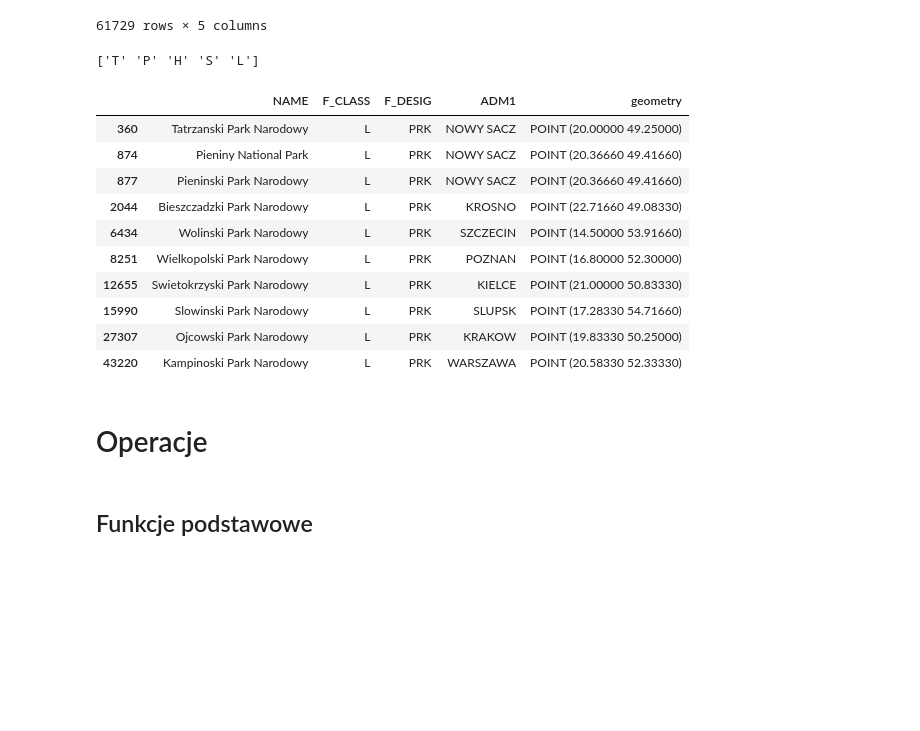
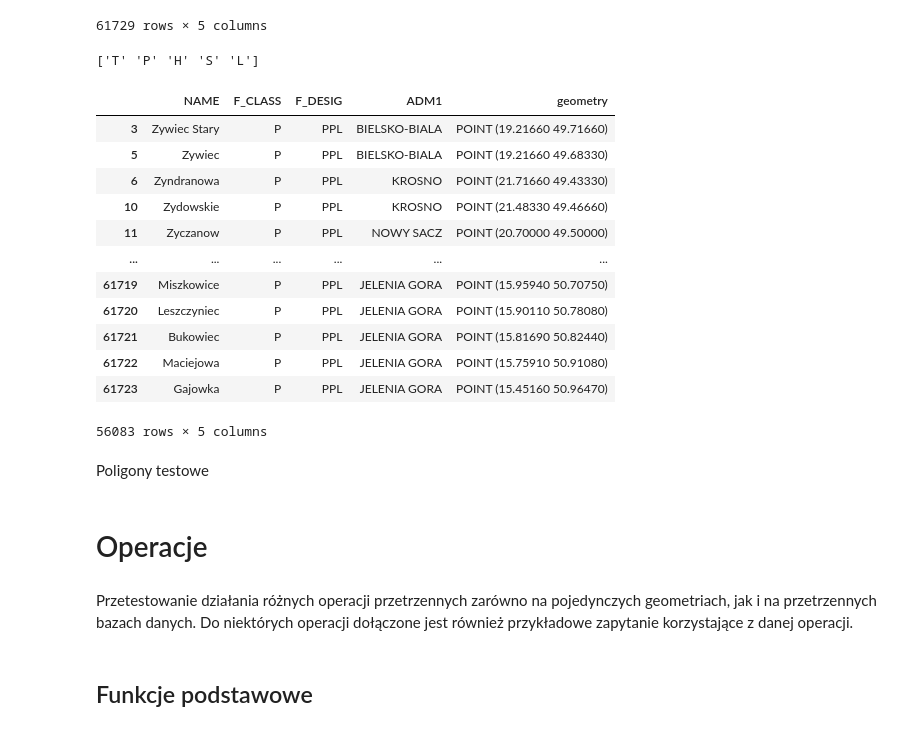
Before and after one commit to Chebawca21/spatial_operations, a Jupyter notebook: test.ipynb, the cells around one changed output. Saved outputs shown, nothing was run; the diff lists cells and outputs as text; code cells hidden in the pictures; blank space fills up the shorter version.

```diff
--- a/test.ipynb
+++ b/test.ipynb
@@ -103,20 +130,24 @@ pl_gazz
 61729 rows × 5 columns
 # %%
 print(pl_gazz['F_CLASS'].unique())
-pl_gazz[pl_gazz['F_DESIG'] == 'PRK']
+pl_gazz[pl_gazz['F_CLASS'] == 'P']
 # %% [output]
 ['T' 'P' 'H' 'S' 'L']
 |  | NAME | F_CLASS | F_DESIG | ADM1 | geometry |
-| 360 | Tatrzanski Park Narodowy | L | PRK | NOWY SACZ | POINT (20.00000 49.25000) |
-| 874 | Pieniny National Park | L | PRK | NOWY SACZ | POINT (20.36660 49.41660) |
-| 877 | Pieninski Park Narodowy | L | PRK | NOWY SACZ | POINT (20.36660 49.41660) |
-| 2044 | Bieszczadzki Park Narodowy | L | PRK | KROSNO | POINT (22.71660 49.08330) |
-| 6434 | Wolinski Park Narodowy | L | PRK | SZCZECIN | POINT (14.50000 53.91660) |
-| 8251 | Wielkopolski Park Narodowy | L | PRK | POZNAN | POINT (16.80000 52.30000) |
-| 12655 | Swietokrzyski Park Narodowy | L | PRK | KIELCE | POINT (21.00000 50.83330) |
-| 15990 | Slowinski Park Narodowy | L | PRK | SLUPSK | POINT (17.28330 54.71660) |
-| 27307 | Ojcowski Park Narodowy | L | PRK | KRAKOW | POINT (19.83330 50.25000) |
-| 43220 | Kampinoski Park Narodowy | L | PRK | WARSZAWA | POINT (20.58330 52.33330) |
+| 3 | Zywiec Stary | P | PPL | BIELSKO-BIALA | POINT (19.21660 49.71660) |
+| 5 | Zywiec | P | PPL | BIELSKO-BIALA | POINT (19.21660 49.68330) |
+| 6 | Zyndranowa | P | PPL | KROSNO | POINT (21.71660 49.43330) |
+| 10 | Zydowskie | P | PPL | KROSNO | POINT (21.48330 49.46660) |
+| 11 | Zyczanow | P | PPL | NOWY SACZ | POINT (20.70000 49.50000) |
+| ... | ... | ... | ... | ... | ... |
+| 61719 | Miszkowice | P | PPL | JELENIA GORA | POINT (15.95940 50.70750) |
+| 61720 | Leszczyniec | P | PPL | JELENIA GORA | POINT (15.90110 50.78080) |
+| 61721 | Bukowiec | P | PPL | JELENIA GORA | POINT (15.81690 50.82440) |
+| 61722 | Maciejowa | P | PPL | JELENIA GORA | POINT (15.75910 50.91080) |
+| 61723 | Gajowka | P | PPL | JELENIA GORA | POINT (15.45160 50.96470) |
+56083 rows × 5 columns
+# %% [markdown]
+Poligony testowe
 # %%
 polygon1 = Polygon([(0, 0), (2, 0), (2, 2), (0, 2)]) # primary
 polygon2 = Polygon([(0, 0), (2, 0), (2, 2), (0, 2)]) # equal
@@ -139,6 +170,8 @@ data ['geometry'] = [polygon2, polygon3, polygon4, polygon5, polygon6, polygon7,
 test_polygon_gfd = gpd.GeoDataFrame(data)
 # %% [markdown]
 # Operacje
+# %% [markdown]
+Przetestowanie działania różnych operacji przetrzennych zarówno na pojedynczych geometriach, jak i na przetrzennych bazach danych. Do niektórych operacji dołączone jest również przykładowe zapytanie korzystające z danej operacji.
 # %% [markdown]
 ## Funkcje podstawowe
 # %% [markdown]
```
Also changed, not shown: parts of 47 cells of this notebook, 1 other file.
